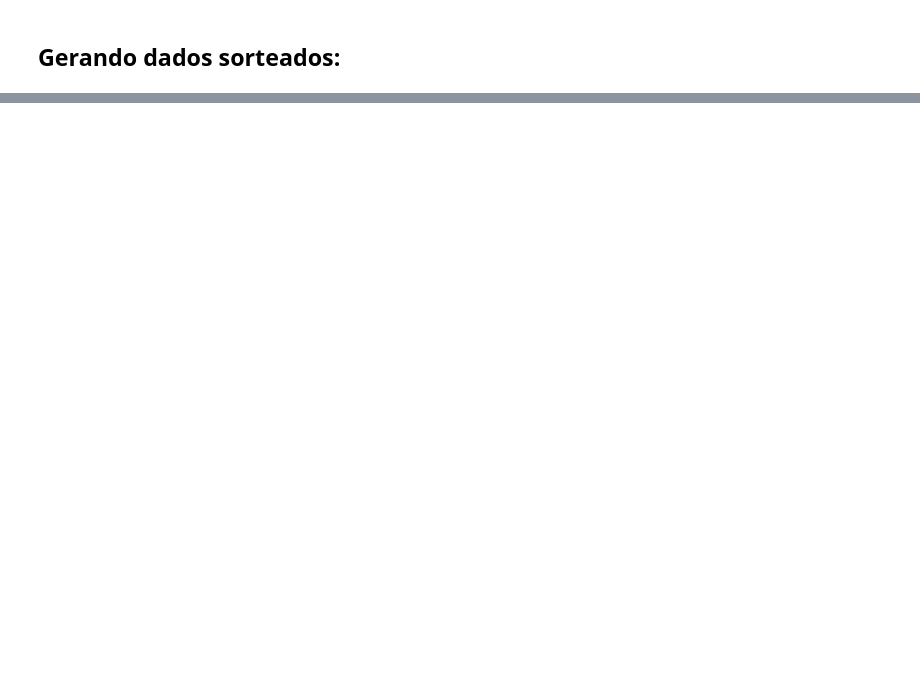
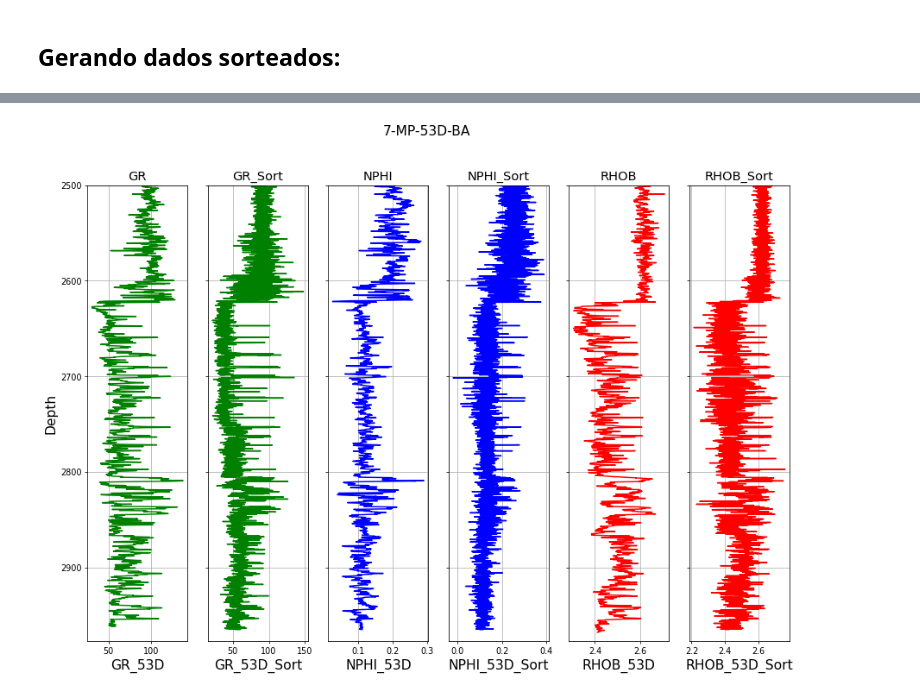
Before and after one commit to rmotadutra/PFG_2020, a Jupyter notebook: codes/well_create_lithology.ipynb, the cells around one changed output, grey strips where cells are left out. Cells and saved outputs as stored; diff of their text form; code cells hidden in the pictures; blank space fills up the shorter version.

```diff
--- a/codes/well_create_lithology.ipynb
+++ b/codes/well_create_lithology.ipynb
@@ -195,11 +199,10 @@ rhob_sort_53D_over = defs.sort_curve(separate_53D, statistic_28D, litho_types, '
 # %%
-grafico = appynho.plotagem(9, titulo = '7-MP-53D-BA', altura = 10, comprimento = 15 )
+grafico = appynho.plotagem(6, titulo = '7-MP-53D-BA', altura = 10, comprimento = 15 )
 grafico.plot_s(0, separate_53D['GR'], separate_53D['DEPTH'], cor = 'g', descricao_x = 'GR_53D', descricao_y = 'Depth', titulo = 'GR')
-grafico.plot_s(3, separate_53D['NPHI'], separate_53D['DEPTH'], cor = 'b', descricao_x = 'NPHI_53D', descricao_y = 'Depth', titulo = 'NPHI')
-grafico.plot_s(6, separate_53D['RHOB'], separate_53D['DEPTH'], cor = 'r', descricao_x = 'RHOB_53D', descricao_y = 'Depth', titulo = 'RHOB')
+grafico.plot_s(2, separate_53D['NPHI'], separate_53D['DEPTH'], cor = 'b', descricao_x = 'NPHI_53D', descricao_y = 'Depth', titulo = 'NPHI')
+grafico.plot_s(4, separate_53D['RHOB'], separate_53D['DEPTH'], cor = 'r', descricao_x = 'RHOB_53D', descricao_y = 'Depth', titulo = 'RHOB')
 grafico.plot_s(1, gr_sort_53D, separate_53D['DEPTH'], cor = 'g', descricao_x = 'GR_53D_Sort', descricao_y = 'Depth', titulo = 'GR_Sort')
-grafico.plot_s(4, nphi_sort_53D, separate_53D['DEPTH'], cor = 'b', descricao_x = 'NPHI_53D_Sort', descricao_y = 'Depth', titulo = 'NPHI_Sort')
-grafico.plot_s(7, rhob_sort_53D, separate_53D['DEPTH'], cor = 'r', descricao_x = 'RHOB_53D_Sort', descricao_y = 'Depth', titulo = 'RHOB_Sort')
-grafico.plot_s(2, gr_sort_53D_over, separate_53D['DEPTH'], cor = 'g', descricao_x = 'GR_53D_Sort_over', descricao_y = 'Depth', titulo = 'GR_Sort_over')
-grafico.plot_s(5, nphi_sort_53D_over, separate_53D['DEPTH'], cor = 'b', descricao_x = 'NPHI_53D_Sort_over', descricao_y = 'Depth', titulo = 'NPHI_Sort_over')
-grafico.plot_s(8, rhob_sort_53D_over, separate_53D['DEPTH'], cor = 'r', descricao_x = 'RHOB_53D_Sort_over', descricao_y = 'Depth', titulo = 'RHOB_Sort_over')
+grafico.plot_s(3, nphi_sort_53D, separate_53D['DEPTH'], cor = 'b', descricao_x = 'NPHI_53D_Sort', descricao_y = 'Depth', titulo = 'NPHI_Sort')
+grafico.plot_s(5, rhob_sort_53D, separate_53D['DEPTH'], cor = 'r', descricao_x = 'RHOB_53D_Sort', descricao_y = 'Depth', titulo = 'RHOB_Sort')
+# %% [output]
+[figure, added]
```
Also changed, not shown: parts of 6 cells of this notebook, 2 other files.
